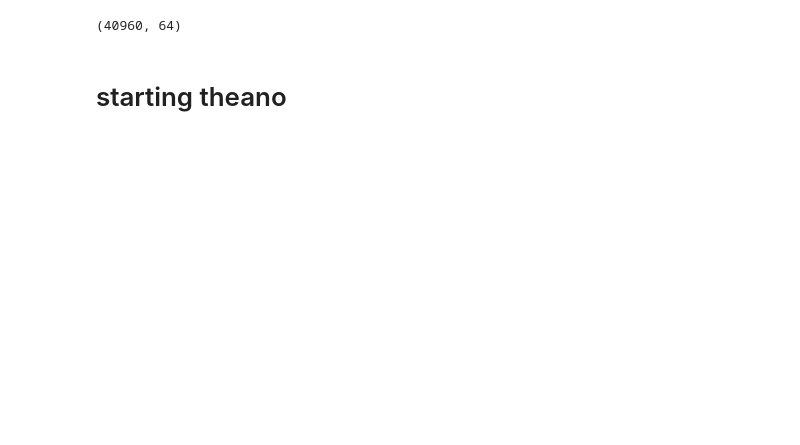
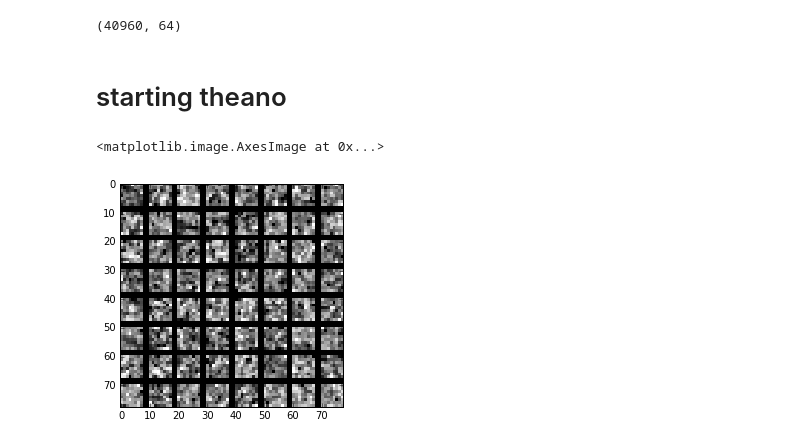
Before and after one commit to keniapina/occlusion-project, a Jupyter notebook: sparse_coding.ipynb, the cells around one changed output. Saved outputs shown, nothing was run; the diff lists cells and outputs as text; code cells hidden in the pictures; blank space fills up the shorter version.

```diff
--- a/sparse_coding.ipynb
+++ b/sparse_coding.ipynb
@@ -29,13 +36,7 @@ patches.shape
 # %% [markdown]
 # starting theano
 # %%
-n_batch = 100
-n_iter = 150
-nneurons = 1*dim
-# 1 will change
-x = theano.shared(np.zeros((n_batch,dim)))
-w = theano.shared(np.random.randn(nneurons,dim))
-a = theano.shared(np.zeros((n_batch,nneurons)))
+x = theano.shared(np.zeros((n_batch,dim)).astype('float32'))
+w = theano.shared(np.random.randn(nneurons,dim).astype('float32'))
+a = theano.shared(np.zeros((n_batch,nneurons)).astype('float32'))
 x_batch = T.matrix()
-lam = .1
-eps = 1
@@ -42,3 +52,9 @@ eps = 1
+# %%
+im = tri(w.get_value()[:64], shape, (8, 8), (2,2))
+plt.imshow(im, cmap='gray', interpolation='nearest')
+# %% [output]
+<matplotlib.image.AxesImage at 0x...>
+[figure, added]
 # %%
 costfunction = (.5*(x-T.dot(a,w))**2).sum(axis=1).mean() + lam*abs(a).sum(axis=1).mean()
 grad_a = T.grad(costfunction,a)
```
Also changed, not shown: parts of 8 cells of this notebook, 1 other file.
